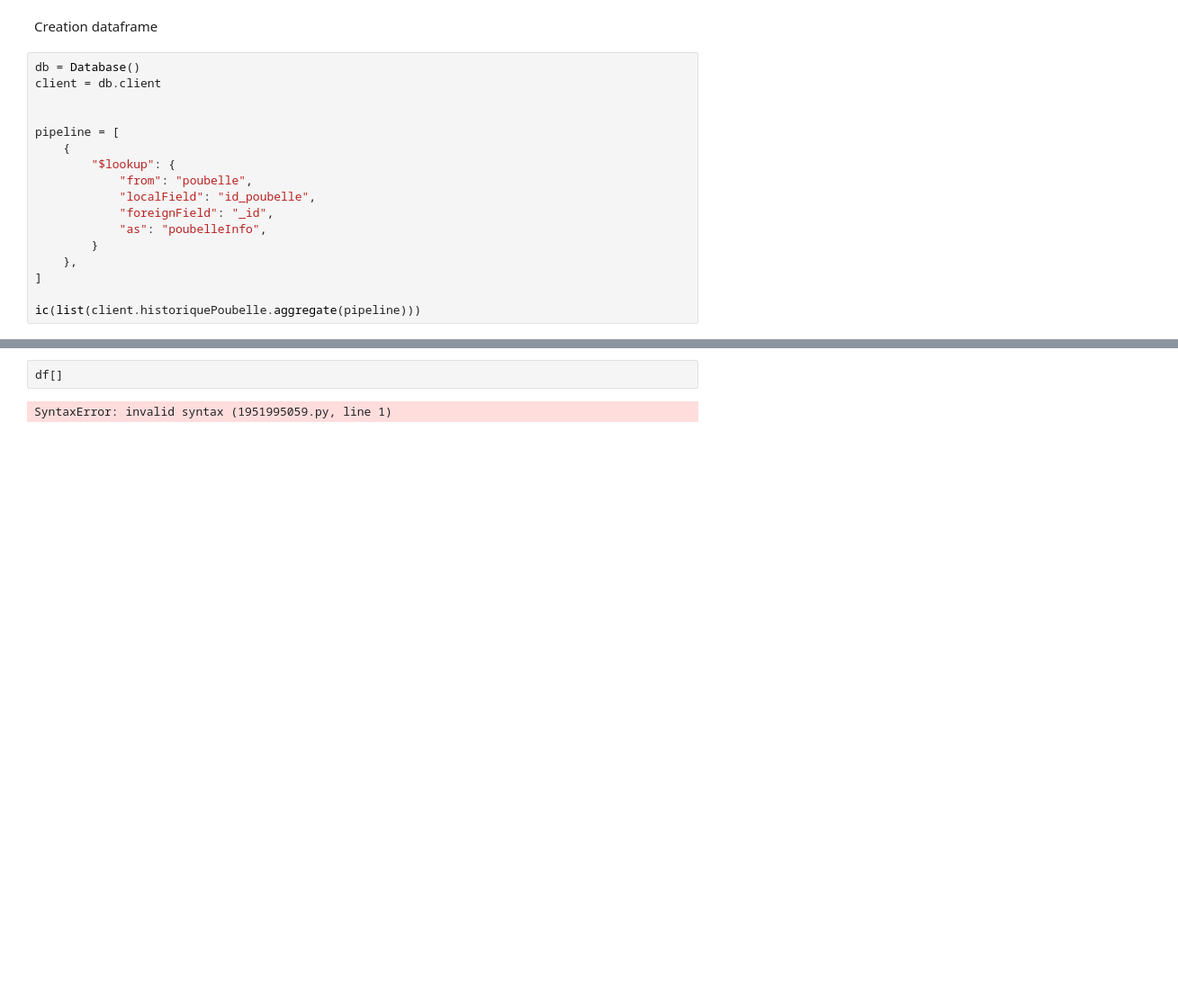
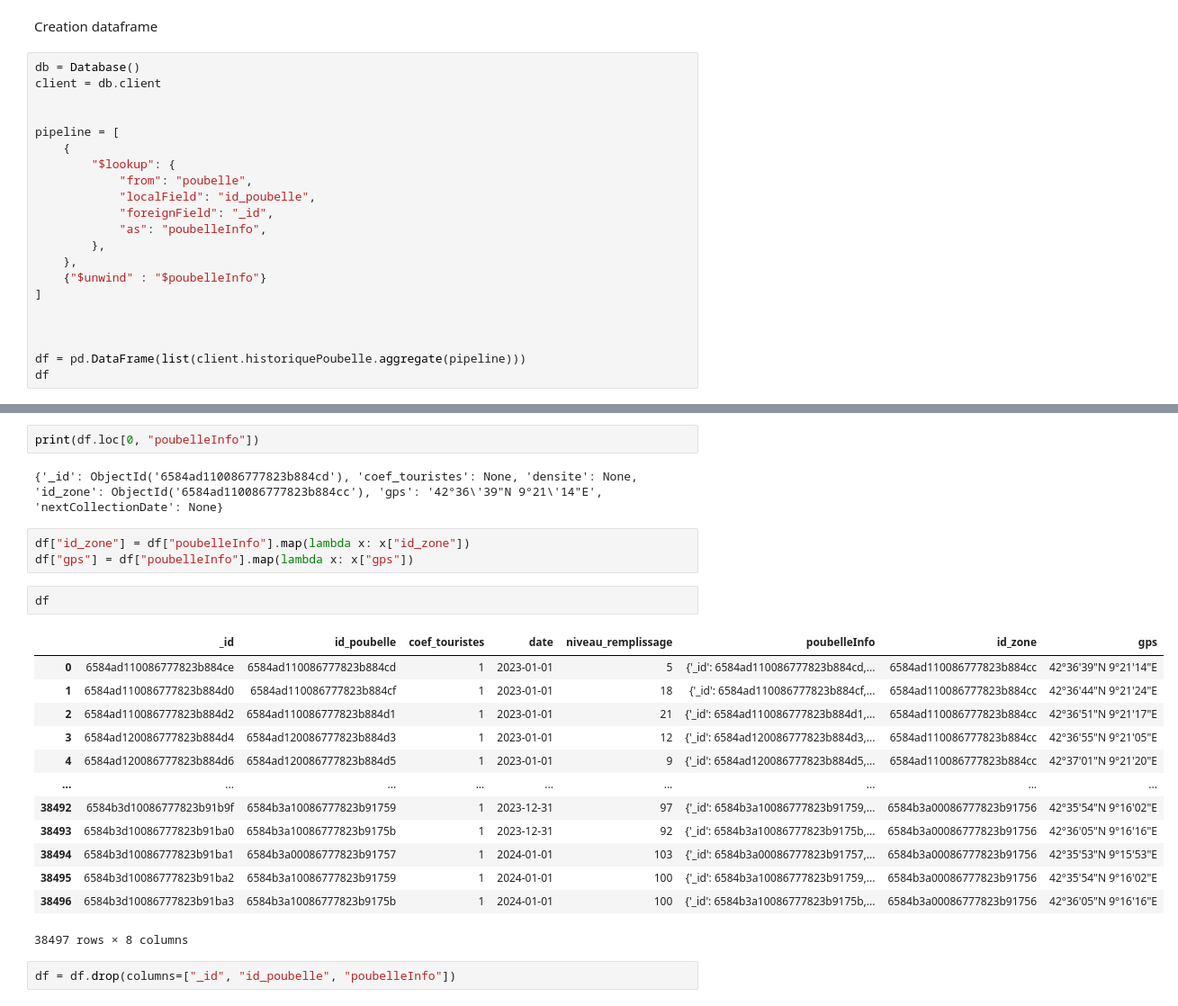
Before and after one commit to Edouard1er/smart-waste-manager-backend, a Jupyter notebook: backend/models/apprentissage_initial.ipynb, the cells around one changed output, grey strips where cells are left out. Shown at 90% size. Saved outputs shown, nothing was run; the diff lists cells and outputs as text; blank space fills up the shorter version.

```diff
--- a/backend/models/apprentissage_initial.ipynb
+++ b/backend/models/apprentissage_initial.ipynb
@@ -26,10 +26,14 @@ pipeline = [
             "localField": "id_poubelle",
             "foreignField": "_id",
             "as": "poubelleInfo",
-        }
+        },
     },
+    {"$unwind" : "$poubelleInfo"}
 ]
 
-ic(list(client.historiquePoubelle.aggregate(pipeline)))
+
+
+df = pd.DataFrame(list(client.historiquePoubelle.aggregate(pipeline)))
+df
 # %% [output]
 connexion to db established !
@@ -36,4 +53,25 @@ connexion to db established !
+# %%
+print(df.loc[0, "poubelleInfo"])
+# %% [output]
+{'_id': ObjectId('6584ad110086777823b884cd'), 'coef_touristes': None, 'densite': None, 'id_zone': ObjectId('6584ad110086777823b884cc'), 'gps': '42°36\'39"N 9°21\'14"E', 'nextCollectionDate': None}
+# %%
+df["id_zone"] = df["poubelleInfo"].map(lambda x: x["id_zone"])
+df["gps"] = df["poubelleInfo"].map(lambda x: x["gps"])
 # %%
-df[]
+df
 # %% [output]
+|  | _id | id_poubelle | coef_touristes | date | niveau_remplissage | poubelleInfo | id_zone | gps |
+| 0 | 6584ad110086777823b884ce | 6584ad110086777823b884cd | 1 | 2023-01-01 | 5 | {'_id': 6584ad110086777823b884cd,... | 6584ad110086777823b884cc | 42°36'39"N 9°21'14"E |
+| 1 | 6584ad110086777823b884d0 | 6584ad110086777823b884cf | 1 | 2023-01-01 | 18 | {'_id': 6584ad110086777823b884cf,... | 6584ad110086777823b884cc | 42°36'44"N 9°21'24"E |
+| 2 | 6584ad110086777823b884d2 | 6584ad110086777823b884d1 | 1 | 2023-01-01 | 21 | {'_id': 6584ad110086777823b884d1,... | 6584ad110086777823b884cc | 42°36'51"N 9°21'17"E |
+| 3 | 6584ad120086777823b884d4 | 6584ad120086777823b884d3 | 1 | 2023-01-01 | 12 | {'_id': 6584ad120086777823b884d3,... | 6584ad110086777823b884cc | 42°36'55"N 9°21'05"E |
+| 4 | 6584ad120086777823b884d6 | 6584ad120086777823b884d5 | 1 | 2023-01-01 | 9 | {'_id': 6584ad120086777823b884d5,... | 6584ad110086777823b884cc | 42°37'01"N 9°21'20"E |
+| ... | ... | ... | ... | ... | ... | ... | ... | ... |
+| 38492 | 6584b3d10086777823b91b9f | 6584b3a10086777823b91759 | 1 | 2023-12-31 | 97 | {'_id': 6584b3a10086777823b91759,... | 6584b3a00086777823b91756 | 42°35'54"N 9°16'02"E |
+| 38493 | 6584b3d10086777823b91ba0 | 6584b3a10086777823b9175b | 1 | 2023-12-31 | 92 | {'_id': 6584b3a10086777823b9175b,... | 6584b3a00086777823b91756 | 42°36'05"N 9°16'16"E |
+| 38494 | 6584b3d10086777823b91ba1 | 6584b3a00086777823b91757 | 1 | 2024-01-01 | 103 | {'_id': 6584b3a00086777823b91757,... | 6584b3a00086777823b91756 | 42°35'53"N 9°15'53"E |
+| 38495 | 6584b3d10086777823b91ba2 | 6584b3a10086777823b91759 | 1 | 2024-01-01 | 100 | {'_id': 6584b3a10086777823b91759,... | 6584b3a00086777823b91756 | 42°35'54"N 9°16'02"E |
+| 38496 | 6584b3d10086777823b91ba3 | 6584b3a10086777823b9175b | 1 | 2024-01-01 | 100 | {'_id': 6584b3a10086777823b9175b,... | 6584b3a00086777823b91756 | 42°36'05"N 9°16'16"E |
-SyntaxError: invalid syntax (1951995059.py, line 1)
+38497 rows × 8 columns
+# %%
+df = df.drop(columns=["_id", "id_poubelle", "poubelleInfo"])
```
Also changed, not shown: parts of 9 cells of this notebook, 2 other files.
